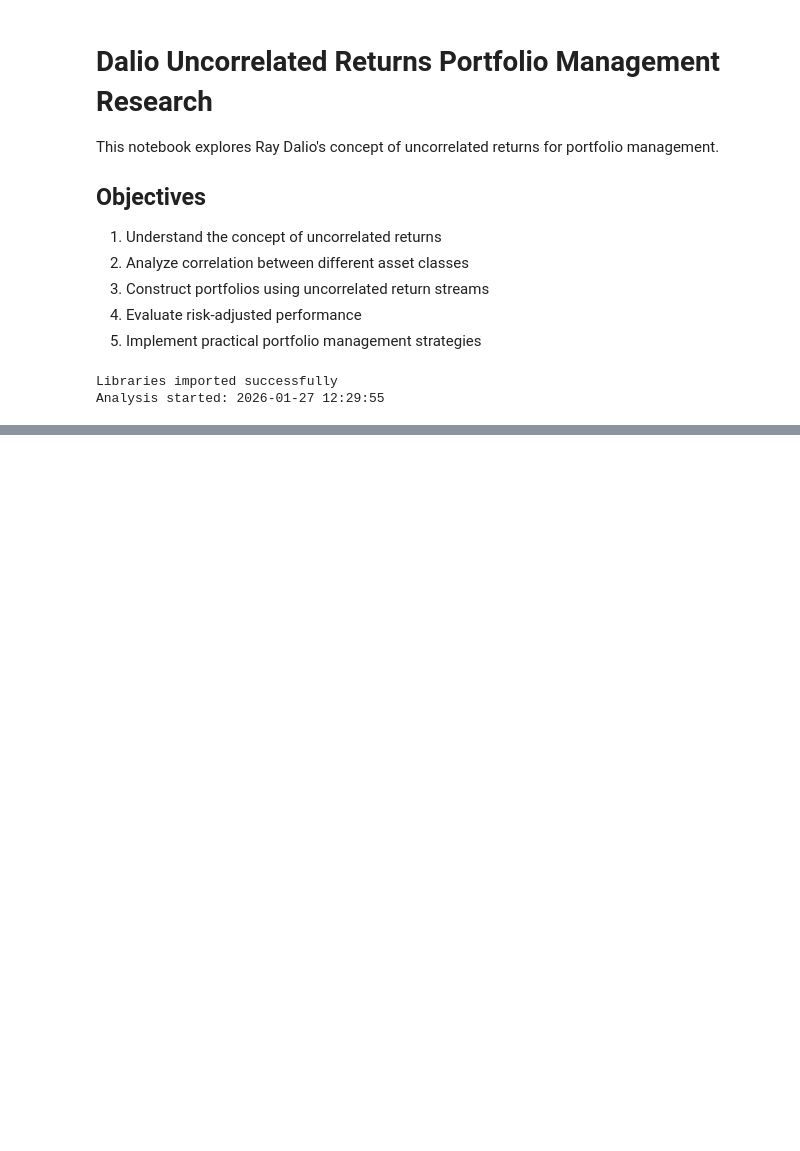
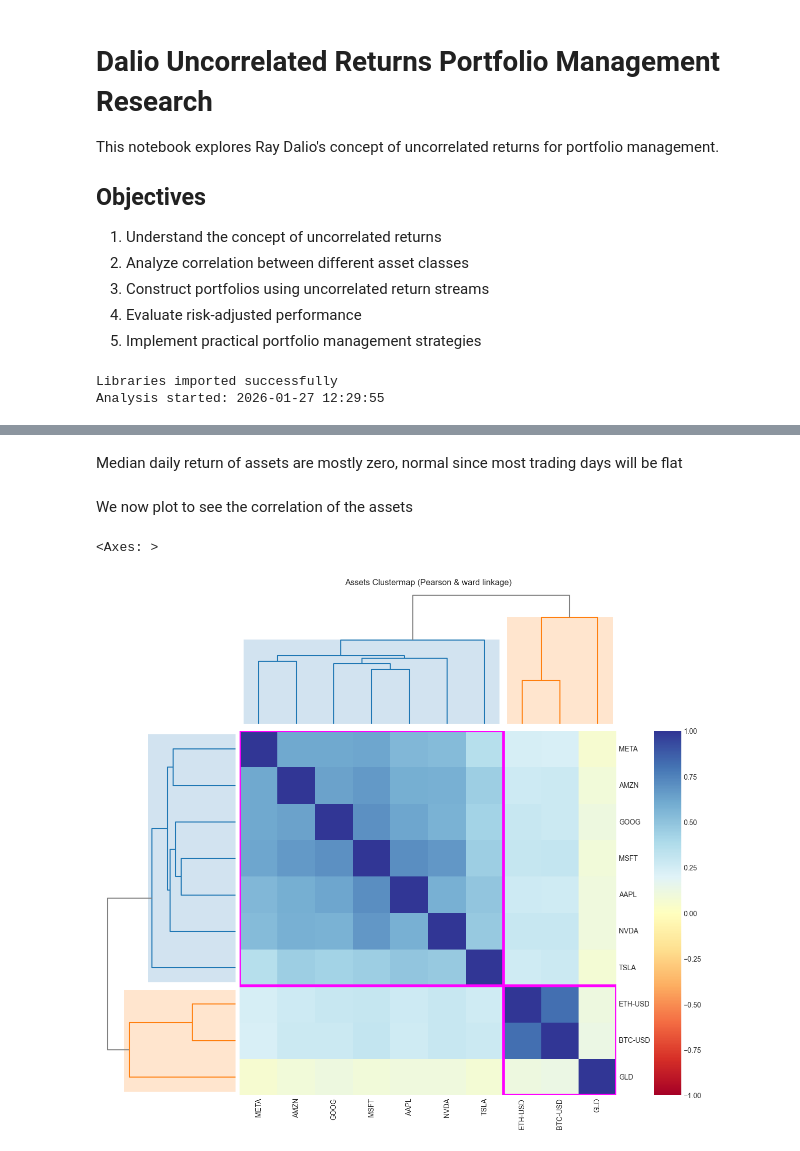
Before and after one commit to LAIN-21/dalio_uncorrelated_returns, a Jupyter notebook: main.ipynb, the cells around one changed output, grey strips where cells are left out. Drawn from its saved outputs; the diff is of its cells as text; code cells hidden in the pictures; blank space fills up the shorter version.

Commit message:
feat: Initial implementation for uncorrelated assets

```diff
--- a/main.ipynb
+++ b/main.ipynb
@@ -29,0 +34,17 @@ Analysis started: 2026-01-27 12:29:55
+# %%
+assets = [
+    "GLD",
+    "BTC-USD",
+    "ETH-USD",
+    "AAPL",
+    "MSFT",
+    "AMZN",
+    "TSLA",
+    "NVDA",
+    "GOOG",
+    "META"
+]
+
+data = yf.download(assets, start="2020-01-01", end="2026-01-01", auto_adjust=False)
+data = data.loc[:, "Adj Close"]
+data
@@ -29,0 +69,3 @@ Analysis started: 2026-01-27 12:29:55
+# %%
+returns = data.pct_change().dropna()
+returns
@@ -29,0 +104,17 @@ Analysis started: 2026-01-27 12:29:55
+# %% [markdown]
+Median daily return of assets are mostly zero, normal since most trading days will be flat
+# %% [markdown]
+We now plot to see the correlation of the assets
+# %%
+rp.plot_clusters(
+    returns=returns,
+    codependence="pearson",
+    linkage="ward",
+    k=None,
+    max_k=10,
+    leaf_order=True,
+    ax=None
+)
+# %% [output]
+<Axes: >
+[figure, added]
```
Also changed, not shown: parts of 6 cells of this notebook.
